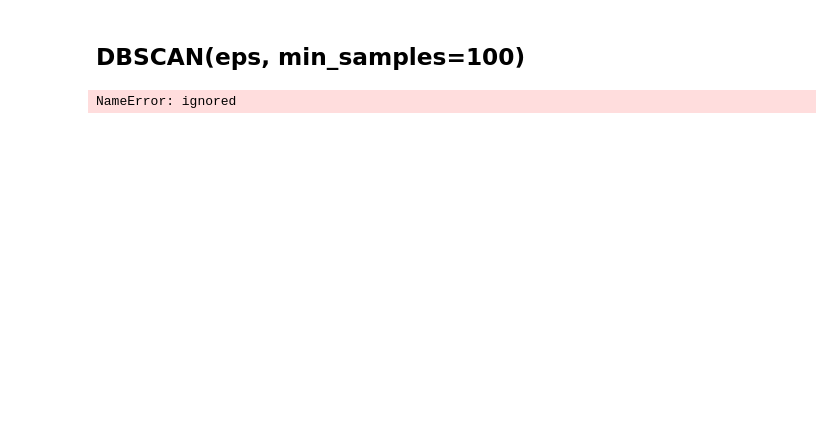
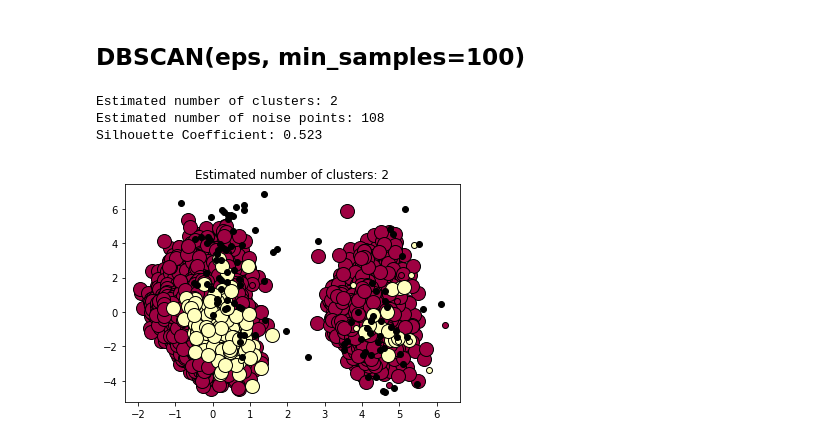
Before and after one commit to IciaCarroBarallobre/AprendizajeNoSupervisado, a Jupyter notebook: Clustering.ipynb, the cells around one changed output. Drawn from its saved outputs; the diff is of its cells as text; code cells hidden in the pictures; blank space fills up the shorter version.

```diff
--- a/Clustering.ipynb
+++ b/Clustering.ipynb
@@ -161,48 +174,49 @@ For n_clusters = 8 The average silhouette_score is : -0.018992680738644473
 # %% [markdown]
 ## DBSCAN(eps, min_samples=100)
+# %%
+X = X[:int(len(X)*0.5)]
 # %%
-X = df
-
 # #############################################################################
 # Compute DBSCAN
-db = DBSCAN(eps=50, min_samples=100).fit(X)
+db = DBSCAN(eps=10, min_samples=100).fit(X)
 core_samples_mask = np.zeros_like(db.labels_, dtype=bool)
 core_samples_mask[db.core_sample_indices_] = True
-labels = db.labels_
 
 # Number of clusters in labels, ignoring noise if present.
-n_clusters_ = len(set(labels)) - (1 if -1 in labels else 0)
-n_noise_ = list(labels).count(-1)
+n_clusters_ = len(set(db.labels_)) - (1 if -1 in db.labels_ else 0)
+n_noise_ = list(db.labels_).count(-1)
 
 print('Estimated number of clusters: %d' % n_clusters_)
 print('Estimated number of noise points: %d' % n_noise_)
-print("Silhouette Coefficient: %0.3f"  % silhouette_score(X, labels))
+if n_clusters_>1:
+  print("Silhouette Coefficient: %0.3f"  % silhouette_score(X, db.labels_))
 
 # #############################################################################
 # Plot result
 
 # Black removed and is used for noise instead.
-unique_labels = set(labels)
+unique_labels = set(db.labels_)
 colors = [plt.cm.Spectral(each)
           for each in np.linspace(0, 1, len(unique_labels))]
 for k, col in zip(unique_labels, colors):
     if k == -1:
         # Black used for noise.
         col = [0, 0, 0, 1]
 
-    class_member_mask = (labels == k)
+    class_member_mask = (db.labels_ == k)
 
     xy = X[class_member_mask & core_samples_mask]
     plt.plot(xy[:, 0], xy[:, 1], 'o', markerfacecolor=tuple(col),
              markeredgecolor='k', markersize=14)
 
     xy = X[class_member_mask & ~core_samples_mask]
     plt.plot(xy[:, 0], xy[:, 1], 'o', markerfacecolor=tuple(col),
              markeredgecolor='k', markersize=6)
 
 plt.title('Estimated number of clusters: %d' % n_clusters_)
 plt.show()
+# %% [output]
+Estimated number of clusters: 2
+Estimated number of noise points: 108
+Silhouette Coefficient: 0.523
+[figure, added]
-# %%
-labels
-# %% [output]
-NameError: ignored
```
Also changed, not shown: parts of 5 cells of this notebook.
